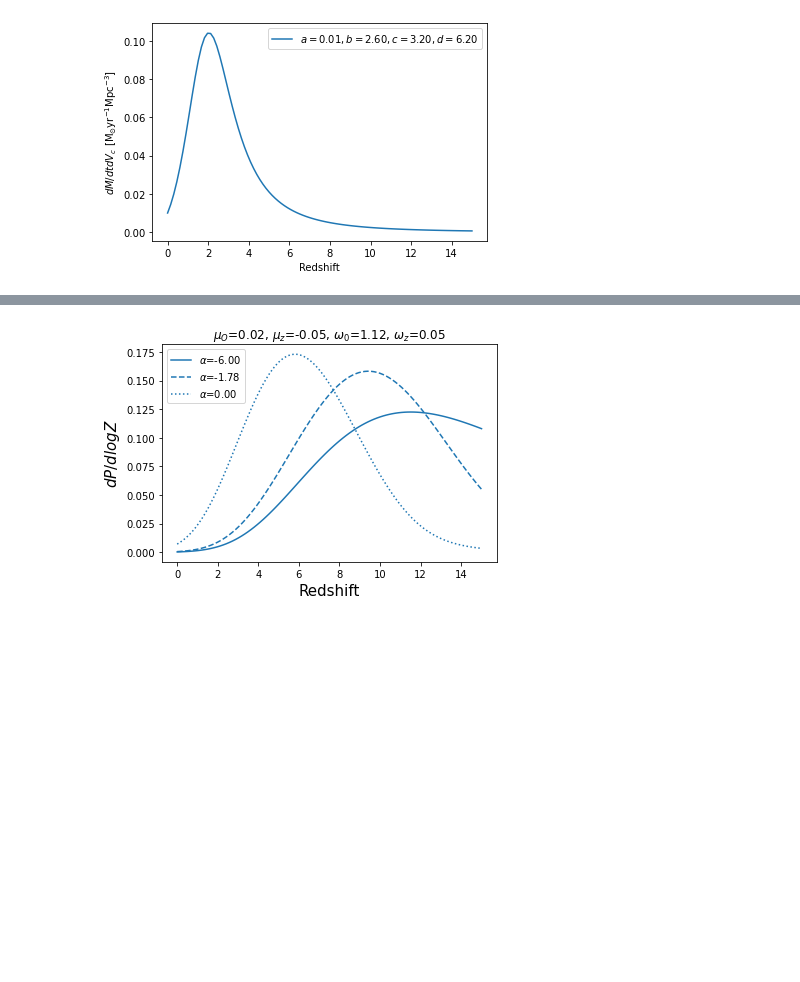
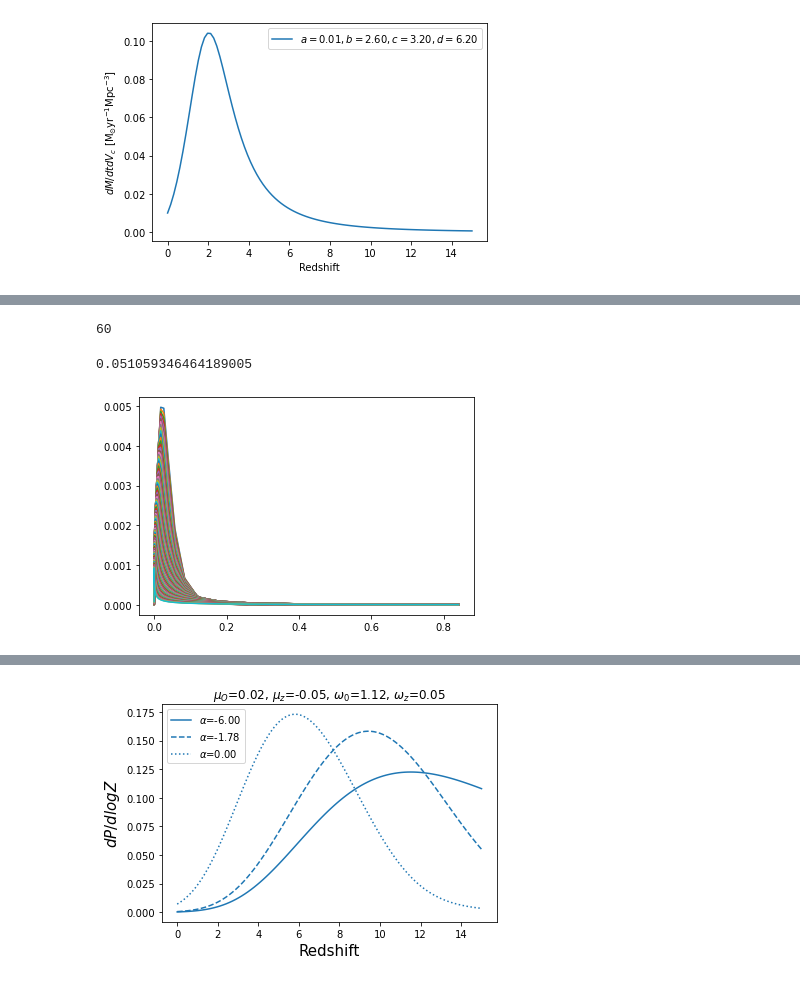
Before and after one commit to sashalvna/Fit_SFRD_TNG, a Jupyter notebook: testing_SFRD_parameters.ipynb, the cells around one changed output, grey strips where cells are left out. Saved outputs shown, nothing was run; the diff lists cells and outputs as text; code cells hidden in the pictures; blank space fills up the shorter version.

```diff
--- a/testing_SFRD_parameters.ipynb
+++ b/testing_SFRD_parameters.ipynb
@@ -50,0 +76,13 @@ plt.legend();
+# %%
+len(dPdlogZ[0,:])
+# %% [output]
+60
+# %%
+np.sum(dPdlogZ[:,0])
+# %% [output]
+0.051059346464189005
+# %%
+step_logZ = 0.01
+plt.plot(metallicities, (dPdlogZ*step_logZ).T);
+# %% [output]
+[figure, added]
```
Also changed, not shown: parts of 8 cells of this notebook, 5 other files.
